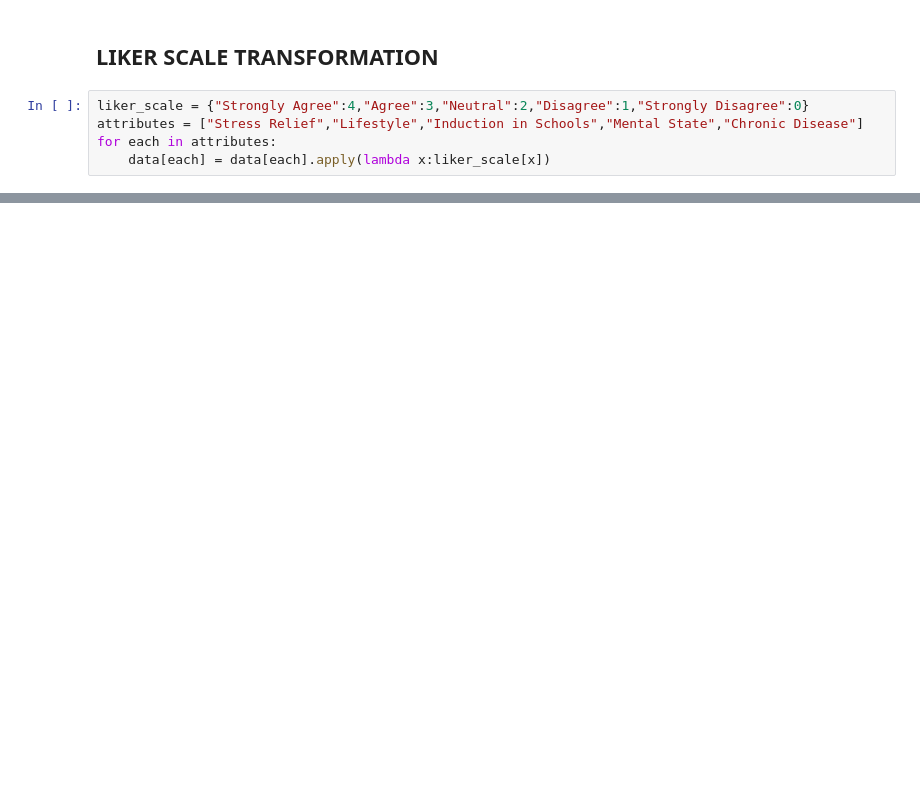
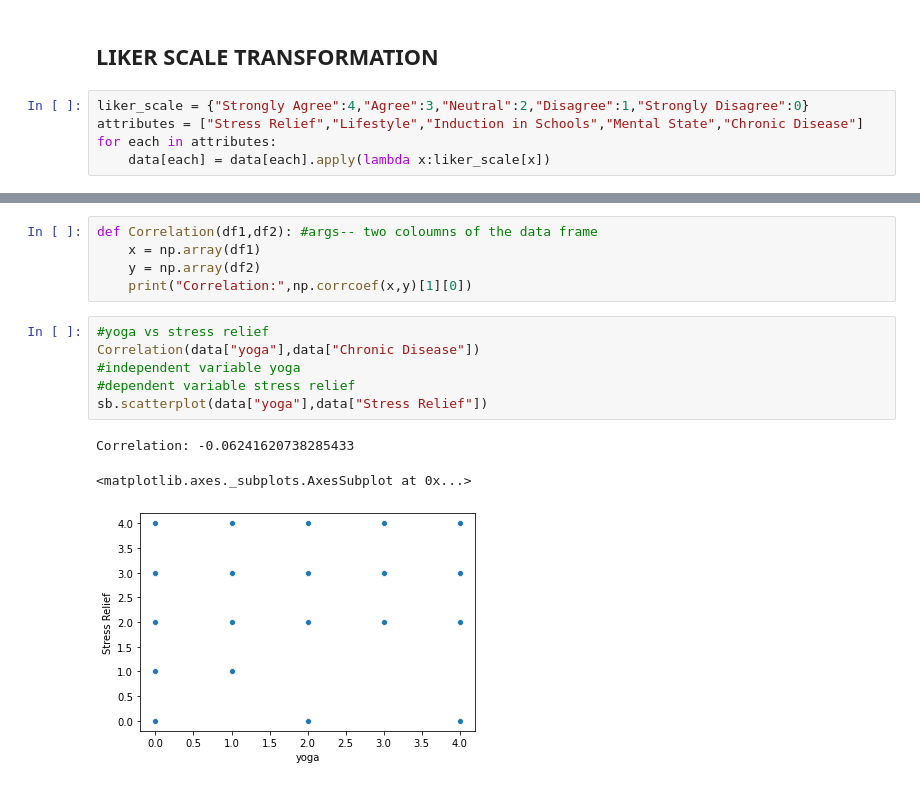
Before and after one commit to AayushVyasKIIT/Data-Analysis---Effects-of-yoga, a Jupyter notebook: DA Assignment.ipynb, the cells around one changed output, grey strips where cells are left out. Cells and saved outputs as stored; diff of their text form; blank space fills up the shorter version.

```diff
--- a/DA Assignment.ipynb
+++ b/DA Assignment.ipynb
@@ -123,0 +188,15 @@ data
+# %%
+def Correlation(df1,df2): #args-- two coloumns of the data frame
+    x = np.array(df1)
+    y = np.array(df2)
+    print("Correlation:",np.corrcoef(x,y)[1][0])
+# %%
+#yoga vs stress relief
+Correlation(data["yoga"],data["Chronic Disease"])
+#independent variable yoga
+#dependent variable stress relief
+sb.scatterplot(data["yoga"],data["Stress Relief"])
+# %% [output]
+Correlation: -0.06241620738285433
+<matplotlib.axes._subplots.AxesSubplot at 0x...>
+[figure, added]
```
Also changed, not shown: parts of 14 cells of this notebook, 3 other files.
